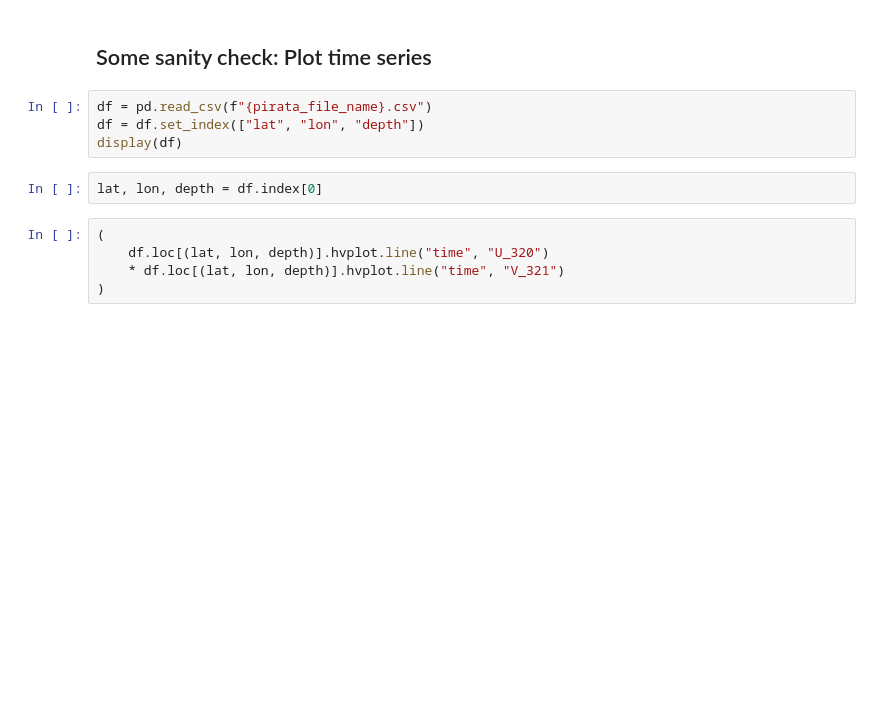
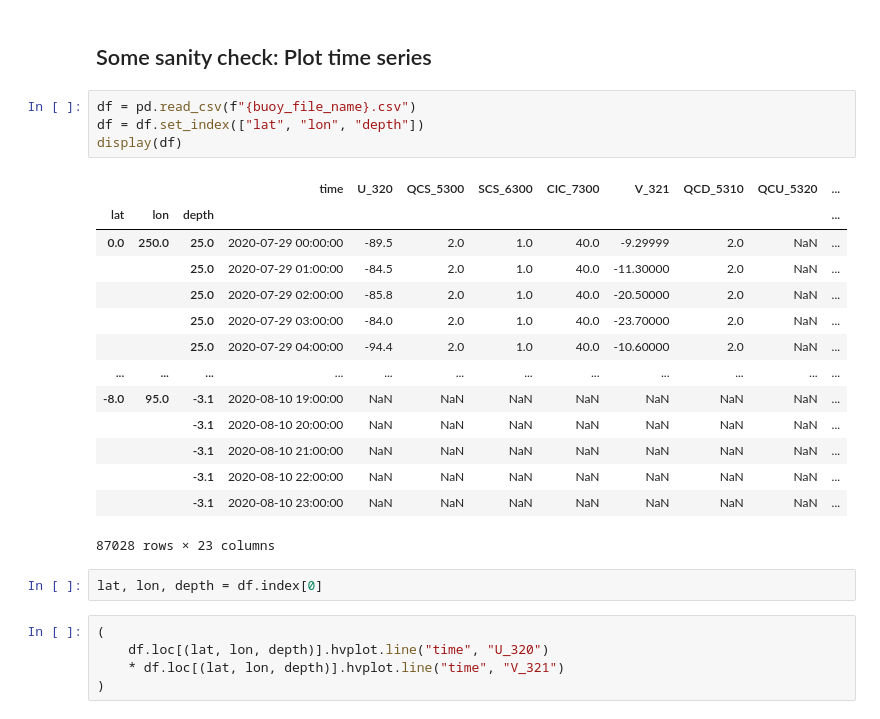
Before and after one commit to willirath/nia-prediction-low-latitudes, a Jupyter notebook: 99_get_pirata_data.ipynb, the cells around one changed output. Saved outputs shown, nothing was run; the diff lists cells and outputs as text; blank space fills up the shorter version.

Commit message:
Generalize buoy data names

```diff
--- a/99_get_pirata_data.ipynb
+++ b/99_get_pirata_data.ipynb
@@ -58,9 +180,24 @@ df.to_csv(f"{pirata_file_name}.csv", index=False)
 # %% [markdown]
 ## Some sanity check: Plot time series
 # %%
-df = pd.read_csv(f"{pirata_file_name}.csv")
+df = pd.read_csv(f"{buoy_file_name}.csv")
 df = df.set_index(["lat", "lon", "depth"])
 display(df)
+# %% [output]
+|  |  |  | time | U_320 | QCS_5300 | SCS_6300 | CIC_7300 | V_321 | QCD_5310 | QCU_5320 | ... |
+| lat | lon | depth |  |  |  |  |  |  |  |  | ... |
+| 0.0 | 250.0 | 25.0 | 2020-07-29 00:00:00 | -89.5 | 2.0 | 1.0 | 40.0 | -9.29999 | 2.0 | NaN | ... |
+|  |  | 25.0 | 2020-07-29 01:00:00 | -84.5 | 2.0 | 1.0 | 40.0 | -11.30000 | 2.0 | NaN | ... |
+|  |  | 25.0 | 2020-07-29 02:00:00 | -85.8 | 2.0 | 1.0 | 40.0 | -20.50000 | 2.0 | NaN | ... |
+|  |  | 25.0 | 2020-07-29 03:00:00 | -84.0 | 2.0 | 1.0 | 40.0 | -23.70000 | 2.0 | NaN | ... |
+|  |  | 25.0 | 2020-07-29 04:00:00 | -94.4 | 2.0 | 1.0 | 40.0 | -10.60000 | 2.0 | NaN | ... |
+| ... | ... | ... | ... | ... | ... | ... | ... | ... | ... | ... | ... |
+| -8.0 | 95.0 | -3.1 | 2020-08-10 19:00:00 | NaN | NaN | NaN | NaN | NaN | NaN | NaN | ... |
+|  |  | -3.1 | 2020-08-10 20:00:00 | NaN | NaN | NaN | NaN | NaN | NaN | NaN | ... |
+|  |  | -3.1 | 2020-08-10 21:00:00 | NaN | NaN | NaN | NaN | NaN | NaN | NaN | ... |
+|  |  | -3.1 | 2020-08-10 22:00:00 | NaN | NaN | NaN | NaN | NaN | NaN | NaN | ... |
+|  |  | -3.1 | 2020-08-10 23:00:00 | NaN | NaN | NaN | NaN | NaN | NaN | NaN | ... |
+87028 rows × 23 columns
 # %%
 lat, lon, depth = df.index[0]
 # %%
```
Also changed, not shown: parts of 17 cells of this notebook, 1 other file.
